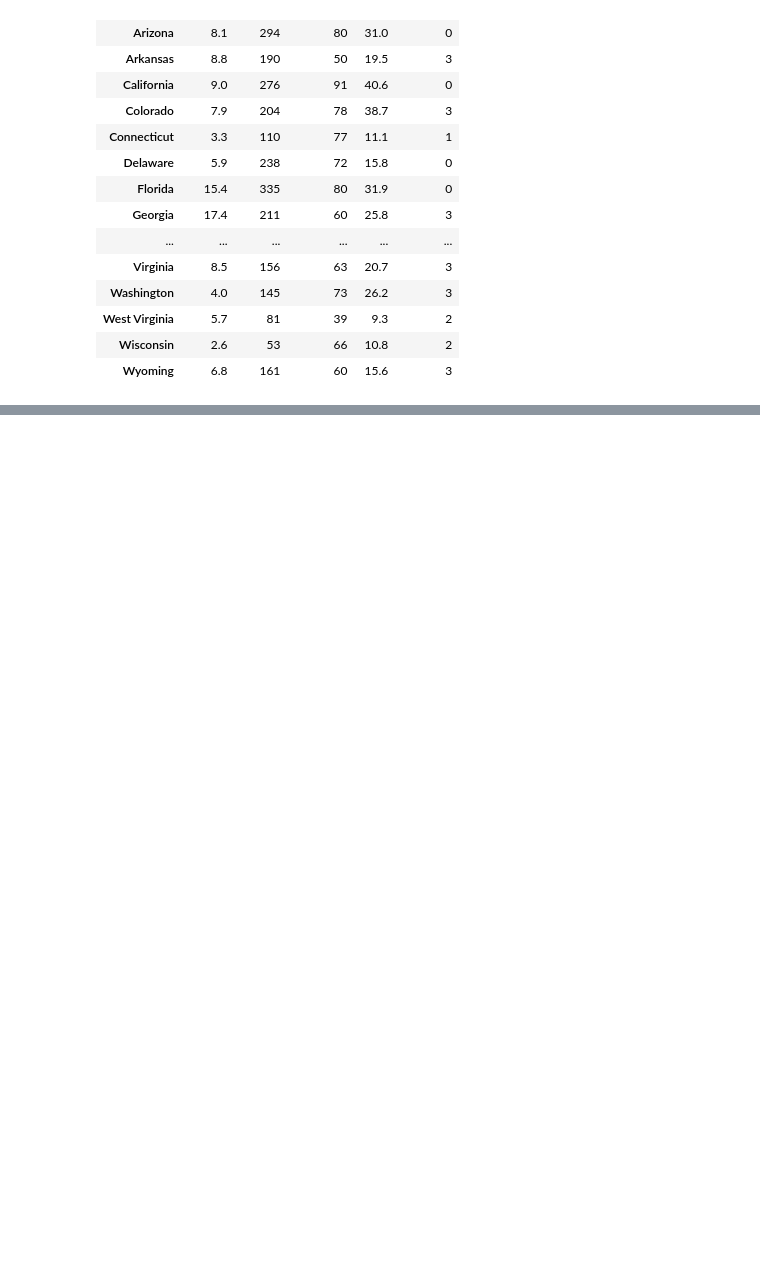
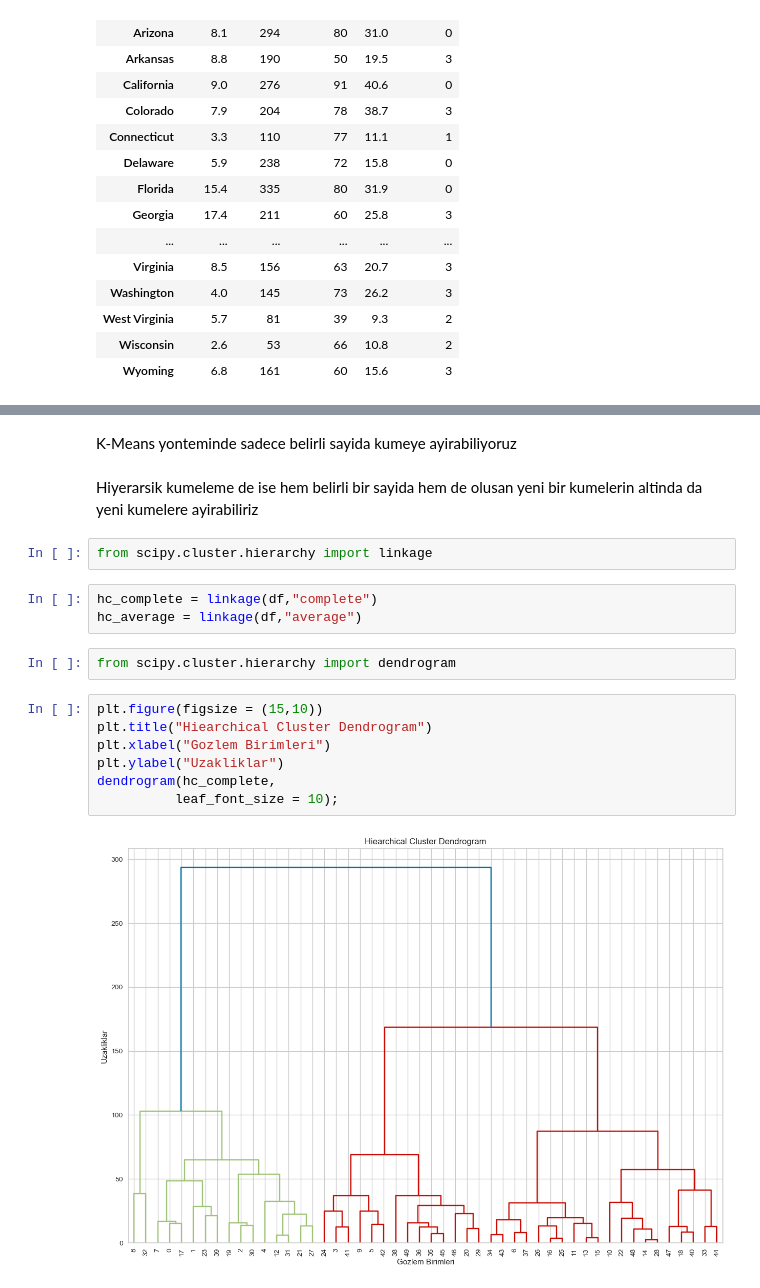
Before and after one commit to gokturkberke/machine-learning-python, a Jupyter notebook: UnsupervisedLearning/KMeans.ipynb, the cells around one changed output, grey strips where cells are left out. Saved outputs shown, nothing was run; the diff lists cells and outputs as text; blank space fills up the shorter version.

Commit message:
Extended KMeans work; added study notes on Hierarchical Clustering and PCA

```diff
--- a/UnsupervisedLearning/KMeans.ipynb
+++ b/UnsupervisedLearning/KMeans.ipynb
@@ -217,0 +220,20 @@ df
+# %% [markdown]
+K-Means yonteminde sadece belirli sayida kumeye ayirabiliyoruz
+# %% [markdown]
+Hiyerarsik kumeleme de ise hem belirli bir sayida hem de olusan yeni bir kumelerin altinda da yeni kumelere ayirabiliriz
+# %%
+from scipy.cluster.hierarchy import linkage
+# %%
+hc_complete = linkage(df,"complete")
+hc_average = linkage(df,"average")
+# %%
+from scipy.cluster.hierarchy import dendrogram
+# %%
+plt.figure(figsize = (15,10))
+plt.title("Hiearchical Cluster Dendrogram")
+plt.xlabel("Gozlem Birimleri")
+plt.ylabel("Uzakliklar")
+dendrogram(hc_complete,
+          leaf_font_size = 10);
+# %% [output]
+[figure, added]
```
Also changed, not shown: parts of 20 cells of this notebook, 1 other file.
